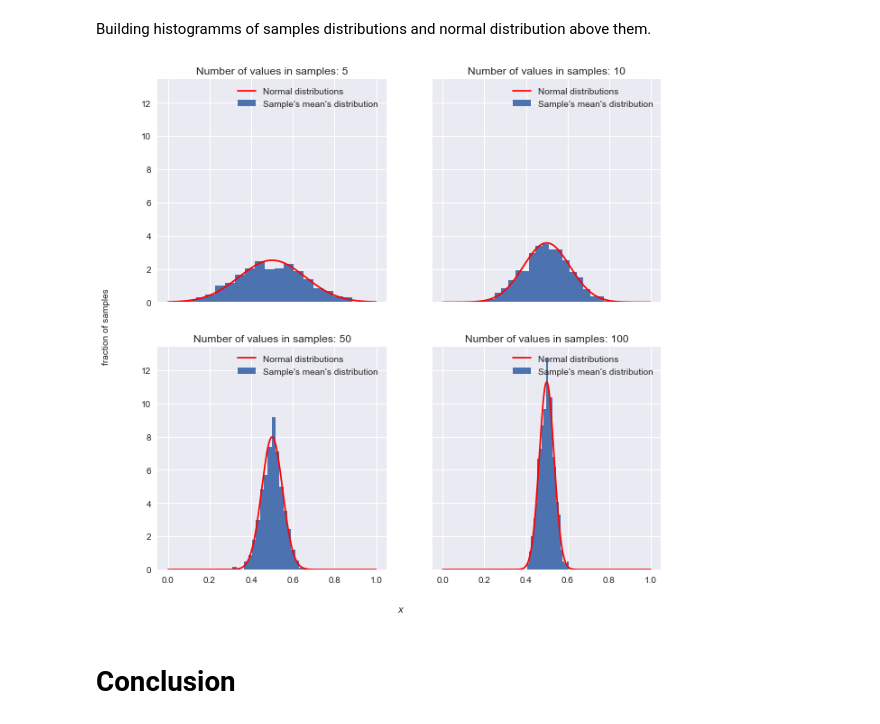
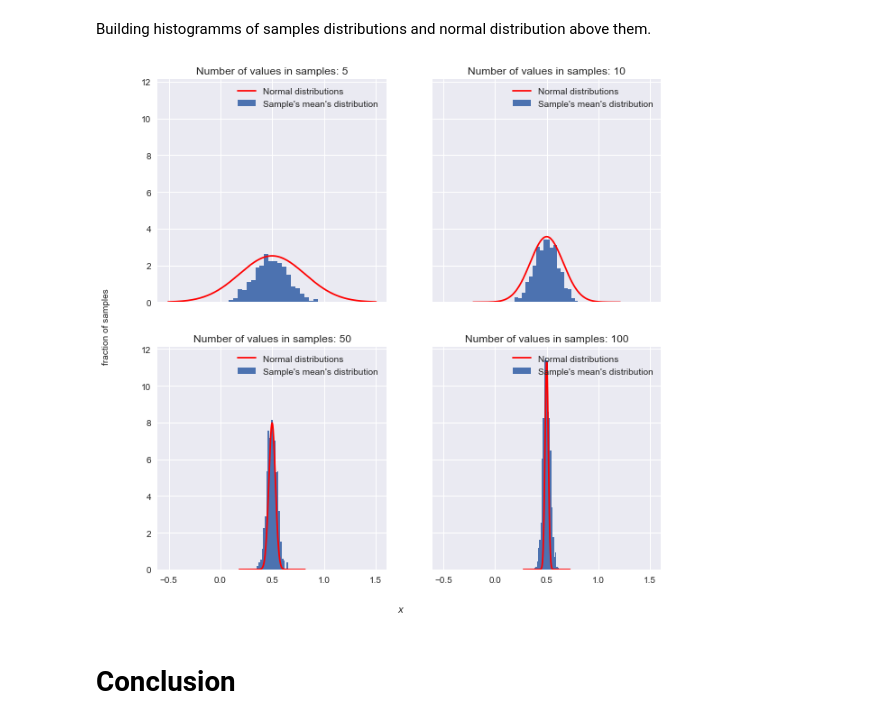
Before and after one commit to SmirnovAlexander/MachineLearningDataAnalysis, a Jupyter notebook: MathematicsAndPython/CentralLimitTheorem/CentralLimitTheorem.ipynb, the cells around one changed output. Saved outputs shown, nothing was run; the diff lists cells and outputs as text; code cells hidden in the pictures.

```diff
--- a/MathematicsAndPython/CentralLimitTheorem/CentralLimitTheorem.ipynb
+++ b/MathematicsAndPython/CentralLimitTheorem/CentralLimitTheorem.ipynb
@@ -29,7 +29,7 @@ sample = arcsine.rvs(1000)
 plt.hist(sample, bins=30, density=True, label="Values form distribution")
 
 # Plotting theoretical probability density function.
-x = np.linspace(0, 1, 1000)
+x = np.linspace(arcsine.ppf(0), arcsine.ppf(1), 1000)
 y = arcsine.pdf(x)
 plt.plot(x, y, label="Theoretical probability density")
 
@@ -62,28 +62,28 @@ Building histogramms of samples distributions and normal distribution above them
 # %%
 # Initial data.
 nrows = 2
 ncols = 2
 figsize = (10, 10)
 bins = 20
 
 # Initializing plots.
 fig, axes = plt.subplots(nrows=nrows, ncols=ncols, sharex='all', sharey='all', figsize=figsize)
 
 # Iterating throw each subplot and drawing histogram on every
 # distribution and normal distribution above it.
 for number, axe in enumerate(axes.reshape(-1)):
     axe.hist(means[number], bins=bins, density=True, label="Sample's mean's distribution")
-    axe.plot(x, norms[number].pdf(x), 'r', label="Normal distributions")
+    axe.plot(np.linspace(norms[number].ppf(1e-10), norms[number].ppf(1-1e-10), 1000), norms[number].pdf(x), 'r', label="Normal distributions")
     axe.set_title("Number of values in samples: {}".format(n[number]))
     axe.legend(loc="upper right")
 
 # Drawing xtitle and ytitle.
 fig.text(0.5, 0.06, '$x$', ha='center')
 fig.text(0.04, 0.5, 'fraction of samples', va='center', rotation='vertical')
 
 plt.show()
 # %% [output]
-[figure, old version]
+[figure, new version]
 # %% [markdown]
 # Conclusion
 # %% [markdown]
```
Also changed, not shown: parts of 1 cell of this notebook.
